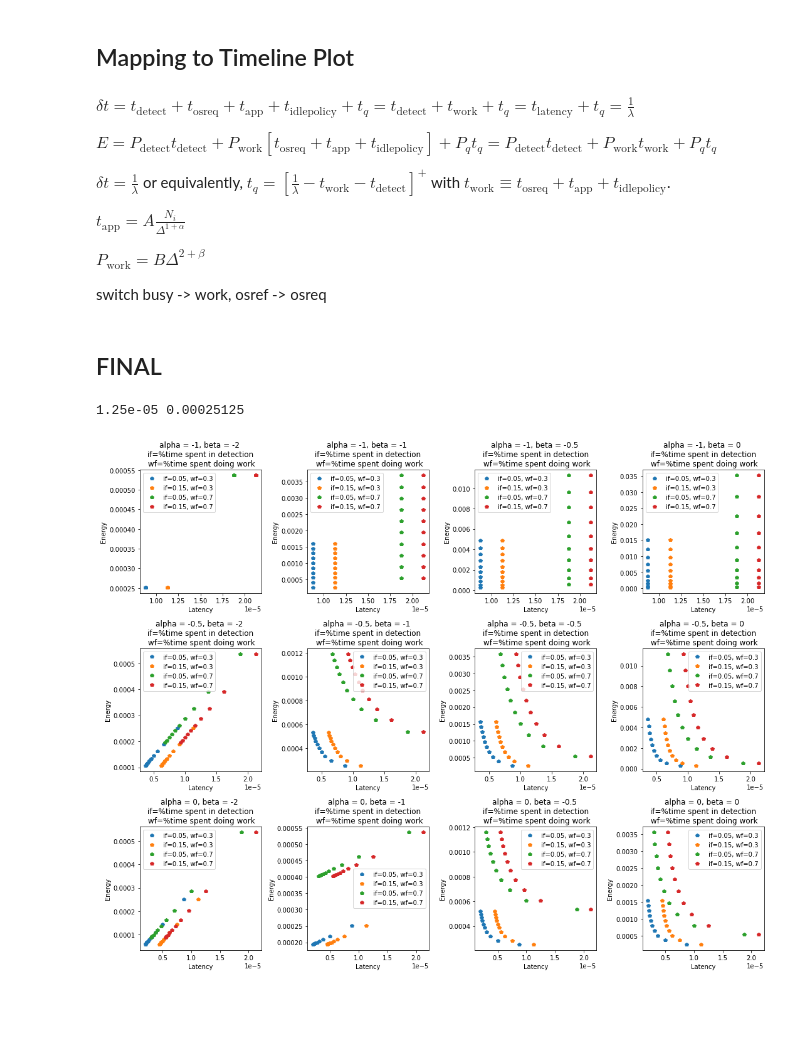
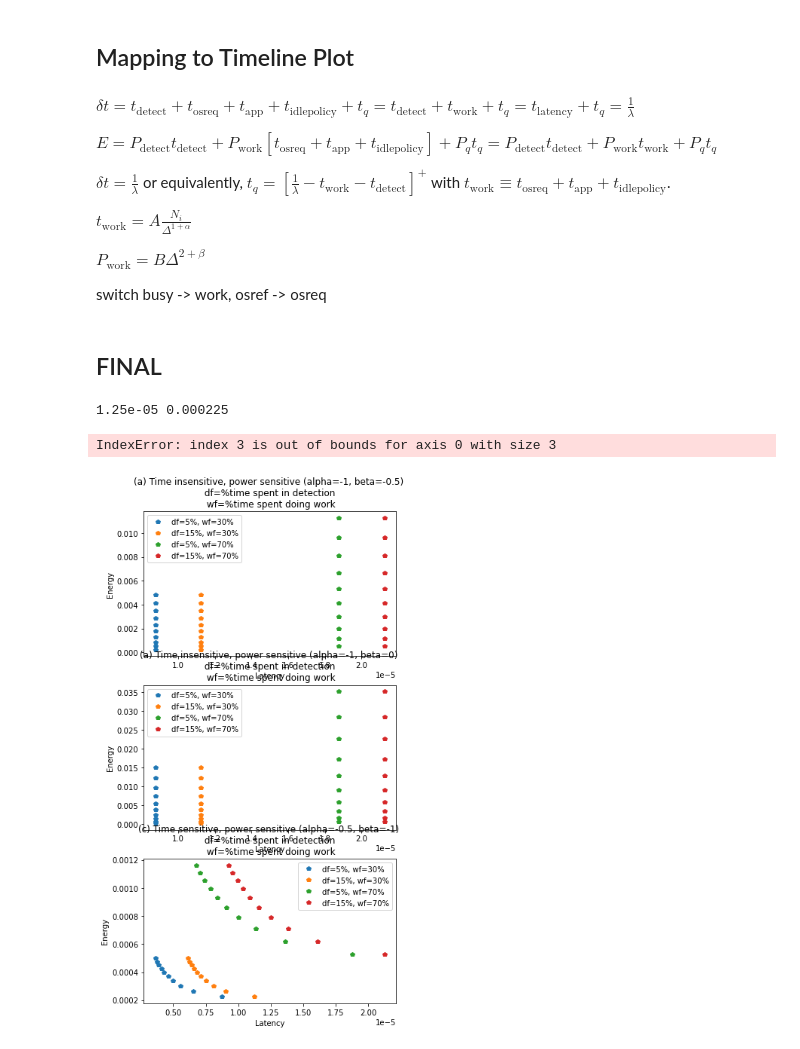
Before and after one commit to awadyn/nic-tuning-experiments, a Jupyter notebook: analysis/Simple models.ipynb, the cells around one changed output. Saved outputs shown, nothing was run; the diff lists cells and outputs as text; code cells hidden in the pictures; blank space fills up the shorter version.

```diff
--- a/analysis/Simple models.ipynb
+++ b/analysis/Simple models.ipynb
@@ -170,7 +170,7 @@ $\boxed{E = P_\text{detect} t_{\text{detect}} + P_{\text{work}} \left[t_{\text{o
 
 $\delta t = \frac{1}{\lambda}$ or equivalently, $t_q = \left[\frac{1}{\lambda} - t_\text{work} - t_{\text{detect}}\right]^+$ with $t_{\text{work}} \equiv t_{\text{osreq}} + t_{\text{app}} + t_{\text{idlepolicy}}$.
 
-$t_{\text{app}} = A\frac{N_i}{\Delta^{1+\alpha}}$
+$t_{\text{work}} = A\frac{N_i}{\Delta^{1+\alpha}}$
 
 $P_{\text{work}} = B \Delta^{2+\beta}$
 
@@ -221,7 +221,7 @@ p_static = {
     'c7':0,
     'busy': 10
 }
-chosen_sleep = 'c1'
+chosen_sleep = 'c7'
 
 def get_time_energy(itr_frac, max_busy_frac, dvfs, alpha, beta):
     p_busy = p_static['busy'] + p_busy_min*dvfs**(2+beta)
@@ -242,31 +242,53 @@ def get_time_energy(itr_frac, max_busy_frac, dvfs, alpha, beta):
 t_latency, energy = get_time_energy(0.2, 0.3, 1, 1, 1)
 print(t_latency, energy)
 # %% [output]
-1.25e-05 0.00025125
+1.25e-05 0.000225
 # %%
 #plot energy vs latency and sweep itr, dvfs for each plot
 def make_plot(ax, itr_frac, dvfs, max_busy_frac = 0.2, alpha = 0, beta = 0):
     t_latency, energy = get_time_energy(itr_frac, max_busy_frac, dvfs, alpha, beta)
 
-    ax.plot(t_latency, energy, 'p', label=f'if={itr_frac}, wf={max_busy_frac}')
+    ax.plot(t_latency, energy, 'p', label=f'df={100*itr_frac:.0f}%, wf={100*max_busy_frac:.0f}%')
+
+    if alpha==-1: #time insensitive:
+        i = 'a'
+    elif alpha==-0.97: #power insensitive
+        i = 'b'
+    else: #both sensitive
+        i = 'c'
+
+    desc = {
+            'a': 'No time sensitivity, power sensitive',
+            'b': 'Small time sensitivity, power sensitive',
+            'c': 'Larger time sensitivity, power sensitive'
+            }
 
     ax.set_xlabel("Latency")
     ax.set_ylabel("Energy")
-    ax.set_title(f'alpha = {alpha}, beta = {beta} \n if=%time spent in detection \n wf=%time spent doing work')
+    #ax.set_title(f'time exponent = {1+alpha}, power exponent = {2+beta} \n df=%time spent in detection \n wf=%time spent doing work')
+    ax.set_title(f'({i}) {desc[i]} (alpha={alpha}, beta={beta}) \n df=%time spent in detection \n wf=%time spent doing work')
     ax.legend()
 # %%
-alpha_range = [-1, -0.5, 0] #, 0, 0.5, 1, 2]
-beta_range = [-2, -1, -0.5, 0] #, 0, 0.5, 1, 2]
+alpha_range = [-1, -0.5, -0.1] #, 0] #, 0, 0.5, 1, 2]
+beta_range = [-1, -0.5, 0] #, 0, 0.5, 1, 2]
 
-plt.rcParams['figure.figsize'] = (15.0, 12.0)
-fig, ax_list = plt.subplots(nrows = len(alpha_range), ncols=len(beta_range))
+#plt.rcParams['figure.figsize'] = (15.0, 12.0)
+plt.rcParams['figure.figsize'] = (6.0, 12.0)
+#fig, ax_list = plt.subplots(nrows = len(alpha_range), ncols=len(beta_range))
+fig, ax_list = plt.subplots(nrows = 3)
 
+counter = 0
 for idx_alpha, alpha in enumerate(alpha_range):
     for idx_beta, beta in enumerate(beta_range):
+        if idx_alpha==0 and idx_beta==0:
+            continue
         for itr_frac, max_busy_frac in [(0.05, 0.3), (0.15, 0.3), (0.05, 0.7), (0.15, 0.7)]:
-            make_plot(ax_list[idx_alpha, idx_beta], itr_frac=itr_frac, dvfs=np.arange(1, 11), max_busy_frac=max_busy_frac, alpha=alpha, beta=beta)
+            #make_plot(ax_list[idx_alpha, idx_beta], itr_frac=itr_frac, dvfs=np.arange(1, 11), max_busy_frac=max_busy_frac, alpha=alpha, beta=beta)
+            make_plot(ax_list[counter], itr_frac=itr_frac, dvfs=np.arange(1, 11), max_busy_frac=max_busy_frac, alpha=alpha, beta=beta)
+        counter += 1
 plt.tight_layout()
 
 plt.savefig('model_plots.png')
 # %% [output]
+IndexError: index 3 is out of bounds for axis 0 with size 3
-[figure, old version]
+[figure, new version]
```
Also changed, not shown: parts of 2 cells of this notebook.
